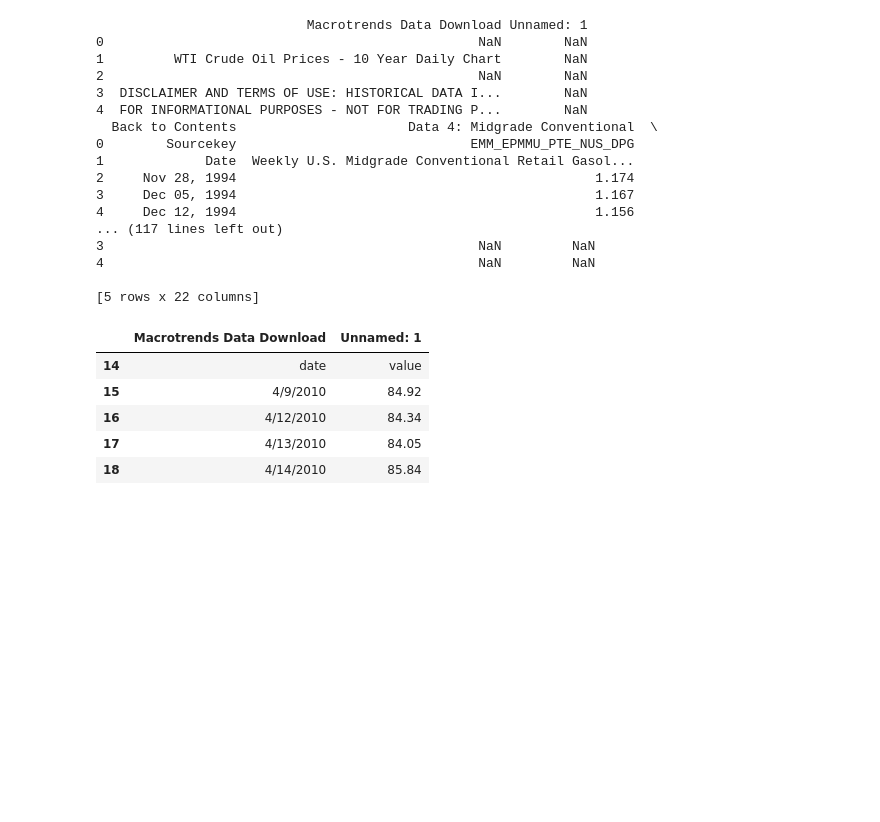
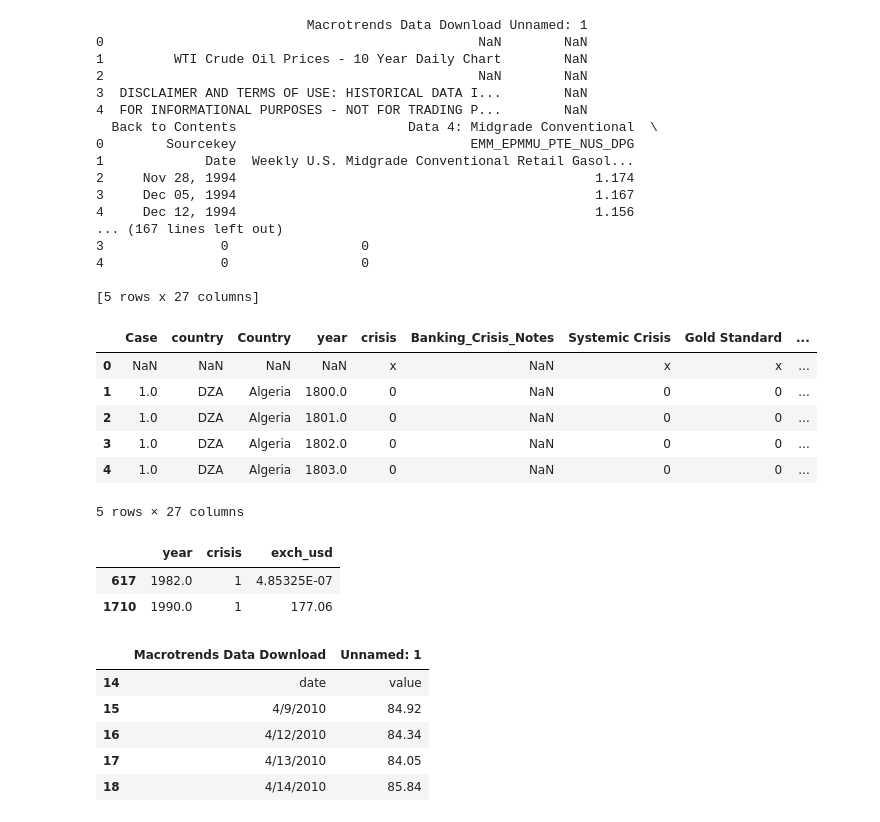
Before and after one commit to skotagiri95/Oil-and-Dollar-Value-Analysis-, a Jupyter notebook: Oil-cleanup.ipynb, the cells around one changed output. Drawn from its saved outputs; the diff is of its cells as text; code cells hidden in the pictures; blank space fills up the shorter version.

Commit message:
Clean global crisis, Juan

```diff
--- a/Oil-cleanup.ipynb
+++ b/Oil-cleanup.ipynb
@@ -6,9 +6,12 @@ file_path = "./Resources/oil-prices.csv"
 oil_df = pd.read_csv(file_path)
 file_path = "./Resources/pswrgvwallfull.csv"
 pwg_df = pd.read_csv(file_path)
+file_path = "./Resources/2016global_crisis.csv"
+gcr_df = pd.read_csv(file_path)
 
 print(oil_df.head())
 print(pwg_df.head())
+print(gcr_df.head())
 # %% [output]
                            Macrotrends Data Download Unnamed: 1
 0                                                NaN        NaN
@@ -22,11 +25,30 @@ print(pwg_df.head())
 2     Nov 28, 1994                                              1.174
 3     Dec 05, 1994                                              1.167
 4     Dec 12, 1994                                              1.156
-... (117 lines left out)
-3                                                NaN         NaN
-4                                                NaN         NaN
+... (167 lines left out)
+3               0                 0
+4               0                 0
 
-[5 rows x 22 columns]
+[5 rows x 27 columns]
+# %%
+gcr_df.head()
+# %% [output]
+|  | Case | country | Country | year | crisis | Banking_Crisis_Notes | Systemic Crisis | Gold Standard | ... |
+| 0 | NaN | NaN | NaN | NaN | x | NaN | x | x | ... |
+| 1 | 1.0 | DZA | Algeria | 1800.0 | 0 | NaN | 0 | 0 | ... |
+| 2 | 1.0 | DZA | Algeria | 1801.0 | 0 | NaN | 0 | 0 | ... |
+| 3 | 1.0 | DZA | Algeria | 1802.0 | 0 | NaN | 0 | 0 | ... |
+| 4 | 1.0 | DZA | Algeria | 1803.0 | 0 | NaN | 0 | 0 | ... |
+5 rows × 27 columns
+# %%
+# Drop null and na for dataframe
+gcr_df = gcr_df.dropna()
+gcr_df = gcr_df[['year','crisis','exch_usd']]
+gcr_df.head()
+# %% [output]
+|  | year | crisis | exch_usd |
+| 617 | 1982.0 | 1 | 4.85325E-07 |
+| 1710 | 1990.0 | 1 | 177.06 |
 # %%
 # Drop null and na for dataframe
 oil_df = oil_df.dropna()
```
Also changed, not shown: parts of 1 cell of this notebook.
